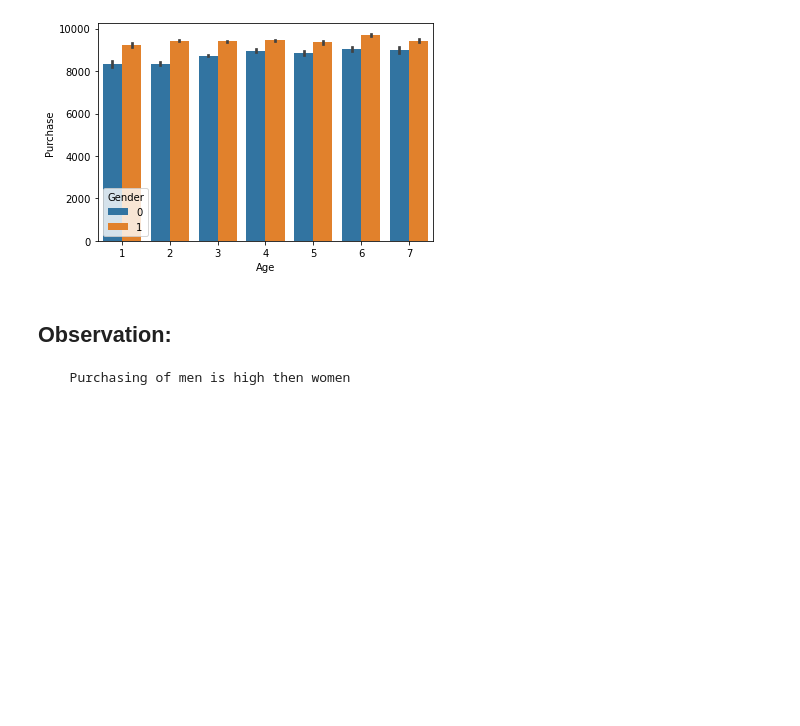
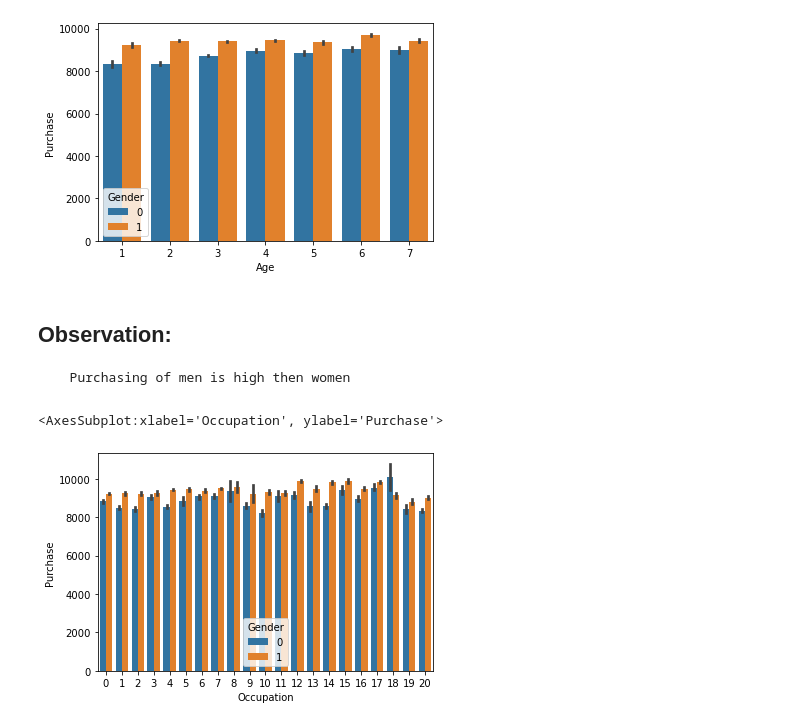
Before and after one commit to Asif26/EDA-And-Feature-Engineering--Black-Friday-Dataset, a Jupyter notebook: Untitled.ipynb, the cells around one changed output. Saved outputs shown, nothing was run; the diff lists cells and outputs as text; code cells hidden in the pictures; blank space fills up the shorter version.

```diff
--- a/Untitled.ipynb
+++ b/Untitled.ipynb
@@ -271,4 +271,7 @@ sns.barplot('Age','Purchase',hue='Gender', data=df)
       Purchasing of men is high then women
 # %%
 ## visulization  Purchaes with ocupation
-sns.barplot("Purchase",'Occupation', hue="Gender", data=df)
+sns.barplot('Occupation', "Purchase",hue="Gender", data=df)
+# %% [output]
+<AxesSubplot:xlabel='Occupation', ylabel='Purchase'>
+[figure, added]
```
